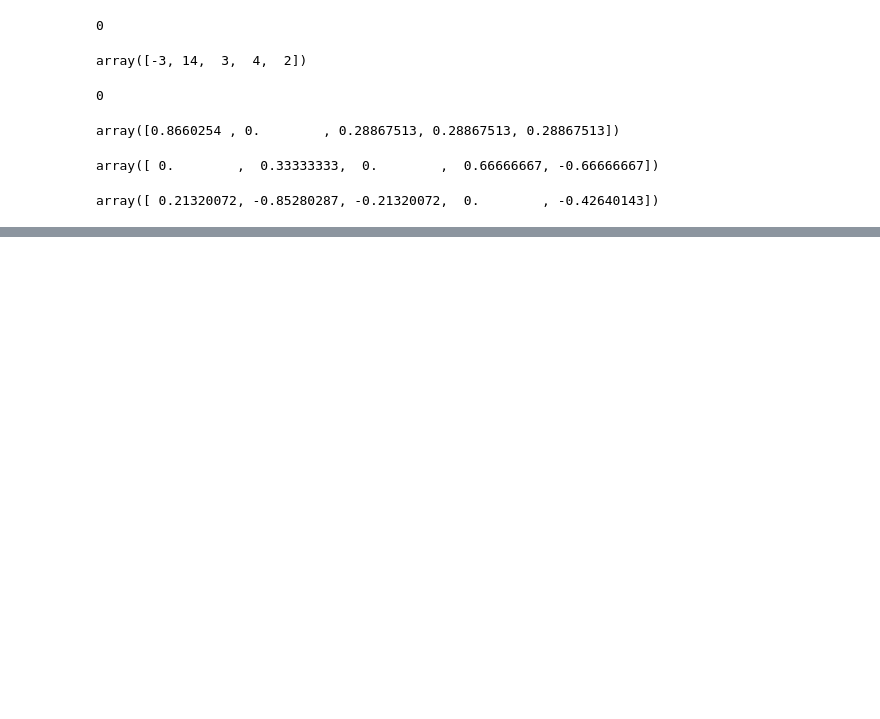
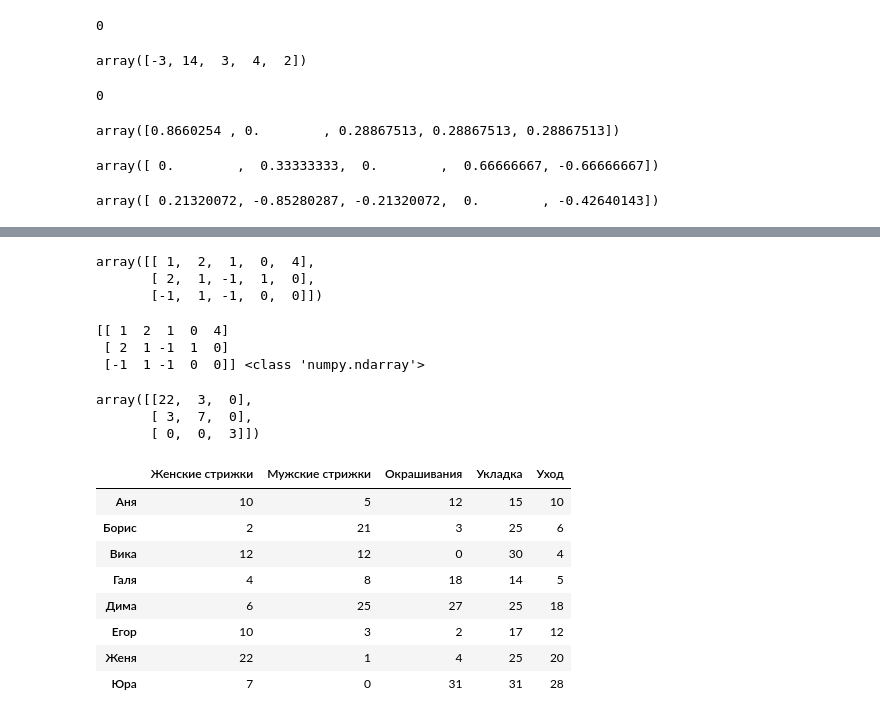
Before and after one commit to greg-kan/mlda, a Jupyter notebook: SkillFactory/unit_3/math&stat-1.ipynb, the cells around one changed output, grey strips where cells are left out. Saved outputs shown, nothing was run; the diff lists cells and outputs as text; code cells hidden in the pictures; blank space fills up the shorter version.

```diff
--- a/SkillFactory/unit_3/math&stat-1.ipynb
+++ b/SkillFactory/unit_3/math&stat-1.ipynb
@@ -178,0 +264,39 @@ array([ 0.21320072, -0.85280287, -0.21320072,  0.        , -0.42640143])
+# %%
+A = np.array([x,y,z])
+A
+# %% [output]
+array([[ 1,  2,  1,  0,  4],
+       [ 2,  1, -1,  1,  0],
+       [-1,  1, -1,  0,  0]])
+# %%
+print(A, type(A))
+# %% [output]
+[[ 1  2  1  0  4]
+ [ 2  1 -1  1  0]
+ [-1  1 -1  0  0]] <class 'numpy.ndarray'>
+# %%
+A@A.T
+# %% [output]
+array([[22,  3,  0],
+       [ 3,  7,  0],
+       [ 0,  0,  3]])
+# %%
+Count_DF = pd.DataFrame({'Женские стрижки': [10, 2, 12, 4, 6, 10, 22, 7],
+                                'Мужские стрижки': [5, 21, 12, 8, 25, 3, 1, 0],
+                                'Окрашивания':[12, 3, 0, 18, 27, 2, 4, 31],
+                              'Укладка':[15, 25, 30, 14, 25, 17, 25, 31],
+                                'Уход':[10, 6, 4, 5, 18, 12, 20, 28]
+                                },
+                               index=['Аня', 'Борис', 'Вика', 'Галя', 'Дима', 'Егор', 'Женя','Юра'])
+# %%
+Count_DF
+# %% [output]
+|  | Женские стрижки | Мужские стрижки | Окрашивания | Укладка | Уход |
+| Аня | 10 | 5 | 12 | 15 | 10 |
+| Борис | 2 | 21 | 3 | 25 | 6 |
+| Вика | 12 | 12 | 0 | 30 | 4 |
+| Галя | 4 | 8 | 18 | 14 | 5 |
+| Дима | 6 | 25 | 27 | 25 | 18 |
+| Егор | 10 | 3 | 2 | 17 | 12 |
+| Женя | 22 | 1 | 4 | 25 | 20 |
+| Юра | 7 | 0 | 31 | 31 | 28 |
```
Also changed, not shown: parts of 34 cells of this notebook, 3 other files.
